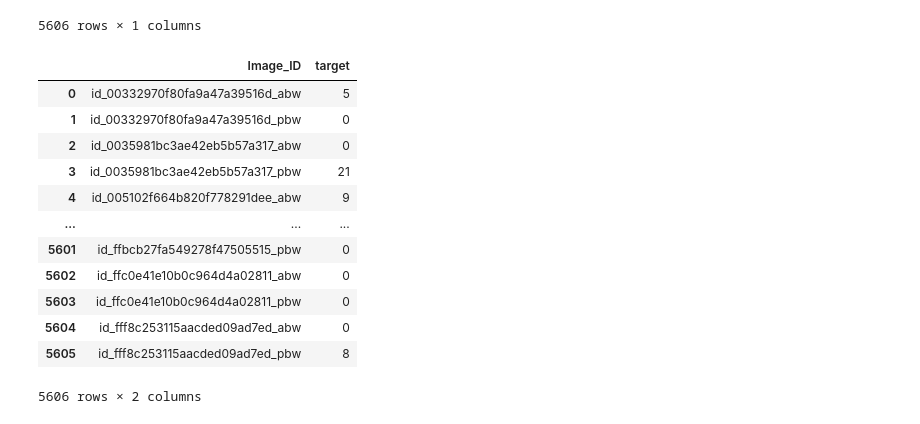
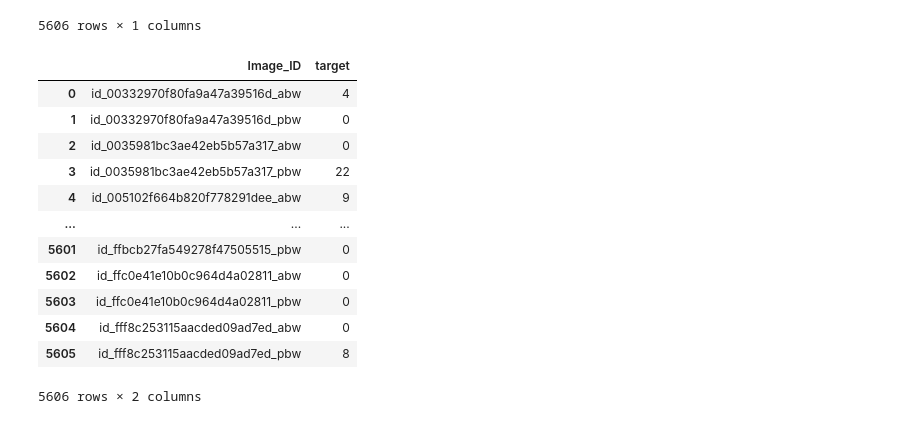
Before and after one commit to pastorsj/590FinalProject, a Jupyter notebook: models/rcnn.ipynb, the cells around one changed output. Cells and saved outputs as stored; diff of their text form; code cells hidden in the pictures.

Commit message:
Update results for R-CNN

```diff
--- a/models/rcnn.ipynb
+++ b/models/rcnn.ipynb
@@ -265,12 +265,12 @@ Number of validation samples: 974
 # %%
 import torchvision
 
-from torchvision.models.detection.faster_rcnn import FastRCNNPredictor, FasterRCNN_ResNet50_FPN_Weights
+from torchvision.models.detection.faster_rcnn import FastRCNNPredictor, FasterRCNN_ResNet50_FPN_V2_Weights
 
 def create_model(num_classes):
 
     # load Faster RCNN pre-trained model
-    model = torchvision.models.detection.fasterrcnn_resnet50_fpn(weights=FasterRCNN_ResNet50_FPN_Weights.DEFAULT)
+    model = torchvision.models.detection.fasterrcnn_resnet50_fpn_v2(weights=FasterRCNN_ResNet50_FPN_V2_Weights.DEFAULT)
 
     # get the number of input features
     in_features = model.roi_heads.box_predictor.cls_score.in_features
@@ -710,20 +745,20 @@ full_test_df
 # %%
 final_testing_df = rcnn_predictions_df.copy(deep=True)
 
 final_testing_df = pd.merge(full_test_df, final_testing_df, on="Image_ID", how="left")
 
 final_testing_df['target'] = final_testing_df['target'].fillna(0)
 final_testing_df['target'] = pd.to_numeric(final_testing_df['target'], downcast='integer')
 final_testing_df = final_testing_df.sort_values(by='Image_ID').reset_index(drop=True)
 
-final_testing_df.to_csv('../results/rcnn/rcnn_test_results_1.csv', index=False)
+final_testing_df.to_csv('../results/rcnn/rcnn_test_results_2.csv', index=False)
 final_testing_df
 # %% [output]
 |  | Image_ID | target |
-| 0 | id_00332970f80fa9a47a39516d_abw | 5 |
+| 0 | id_00332970f80fa9a47a39516d_abw | 4 |
 | 1 | id_00332970f80fa9a47a39516d_pbw | 0 |
 | 2 | id_0035981bc3ae42eb5b57a317_abw | 0 |
-| 3 | id_0035981bc3ae42eb5b57a317_pbw | 21 |
+| 3 | id_0035981bc3ae42eb5b57a317_pbw | 22 |
 | 4 | id_005102f664b820f778291dee_abw | 9 |
 | ... | ... | ... |
 | 5601 | id_ffbcb27fa549278f47505515_pbw | 0 |
```
Also changed, not shown: parts of 6 cells of this notebook, 18 other files.
